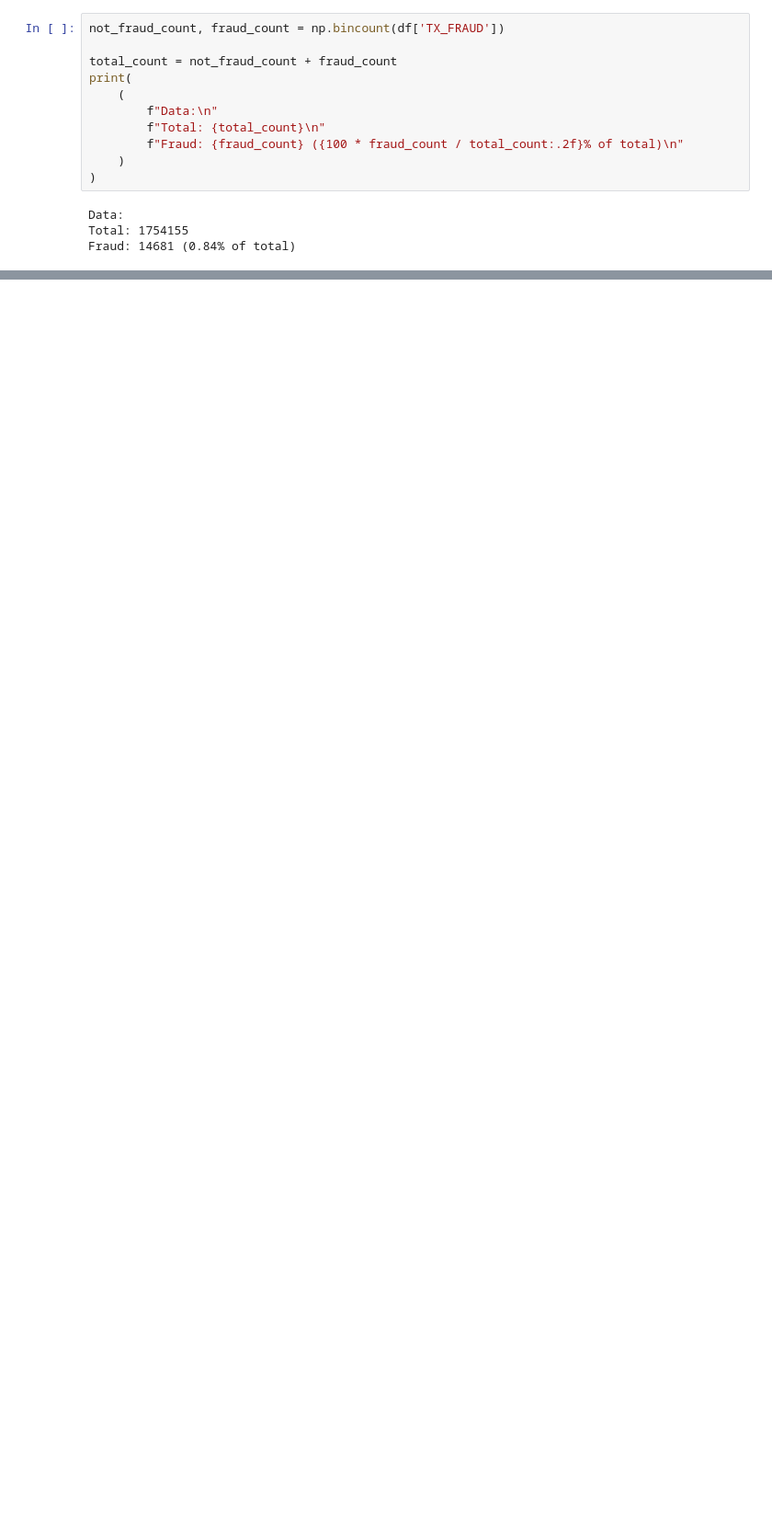
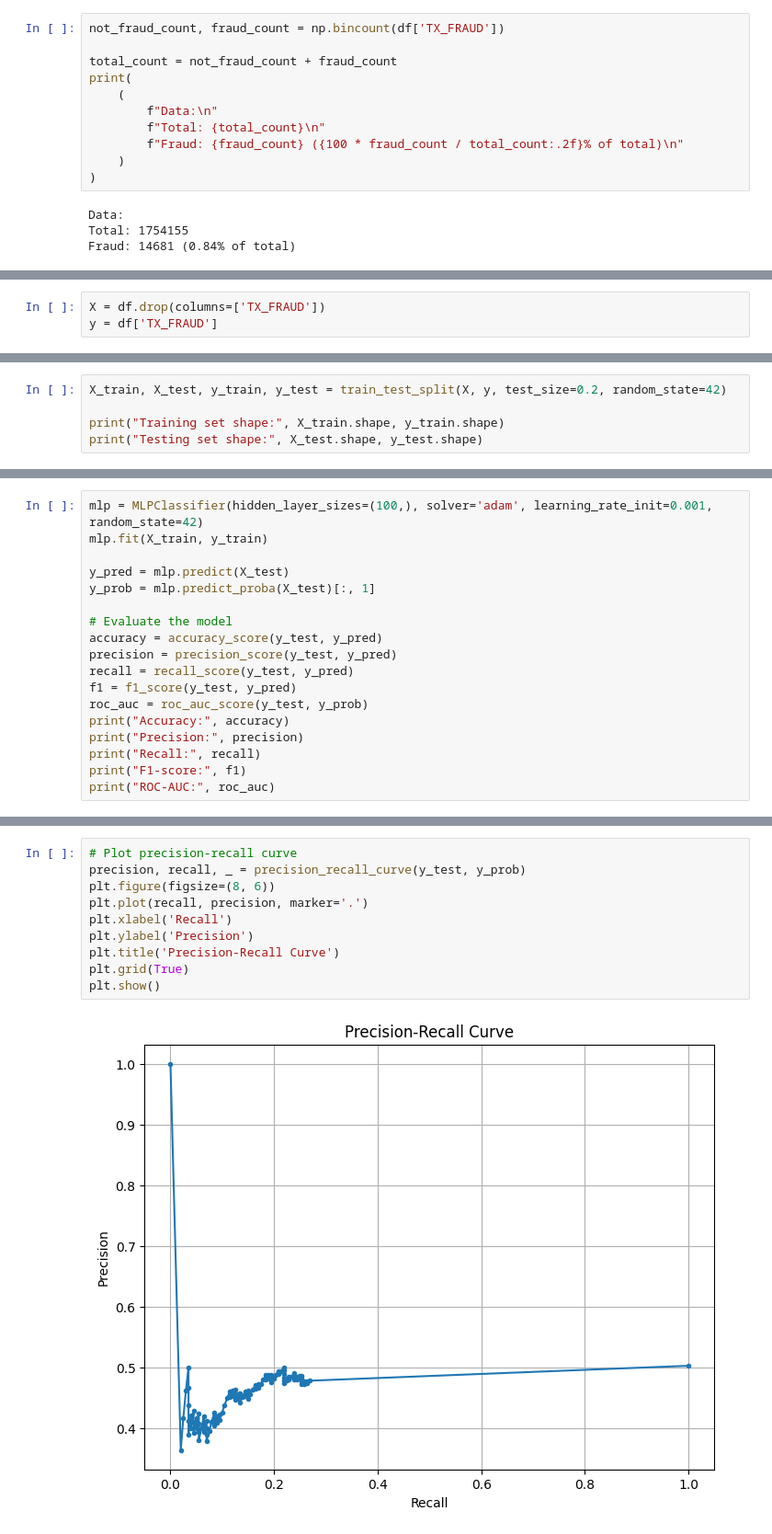
Before and after one commit to dhyannn/Deep-learning, a Jupyter notebook: 514_DLprog2.ipynb, the cells around one changed output, grey strips where cells are left out. Shown: that part at 92% size. Cells and saved outputs as stored; diff of their text form; blank space fills up the shorter version.

```diff
--- a/514_DLprog2.ipynb
+++ b/514_DLprog2.ipynb
@@ -89,0 +147,3 @@ fig.show()
+# %%
+X = df.drop(columns=['TX_FRAUD'])
+y = df['TX_FRAUD']
@@ -89,0 +157,5 @@ fig.show()
+# %%
+X_train, X_test, y_train, y_test = train_test_split(X, y, test_size=0.2, random_state=42)
+
+print("Training set shape:", X_train.shape, y_train.shape)
+print("Testing set shape:", X_test.shape, y_test.shape)
@@ -89,0 +192,18 @@ fig.show()
+# %%
+mlp = MLPClassifier(hidden_layer_sizes=(100,), solver='adam', learning_rate_init=0.001, random_state=42)
+mlp.fit(X_train, y_train)
+
+y_pred = mlp.predict(X_test)
+y_prob = mlp.predict_proba(X_test)[:, 1]
+
+# Evaluate the model
+accuracy = accuracy_score(y_test, y_pred)
+precision = precision_score(y_test, y_pred)
+recall = recall_score(y_test, y_pred)
+f1 = f1_score(y_test, y_pred)
+roc_auc = roc_auc_score(y_test, y_prob)
+print("Accuracy:", accuracy)
+print("Precision:", precision)
+print("Recall:", recall)
+print("F1-score:", f1)
+print("ROC-AUC:", roc_auc)
@@ -89,0 +230,12 @@ fig.show()
+# %%
+# Plot precision-recall curve
+precision, recall, _ = precision_recall_curve(y_test, y_prob)
+plt.figure(figsize=(8, 6))
+plt.plot(recall, precision, marker='.')
+plt.xlabel('Recall')
+plt.ylabel('Precision')
+plt.title('Precision-Recall Curve')
+plt.grid(True)
+plt.show()
+# %% [output]
+[figure, added]
```
Also changed, not shown: parts of 17 cells of this notebook.
